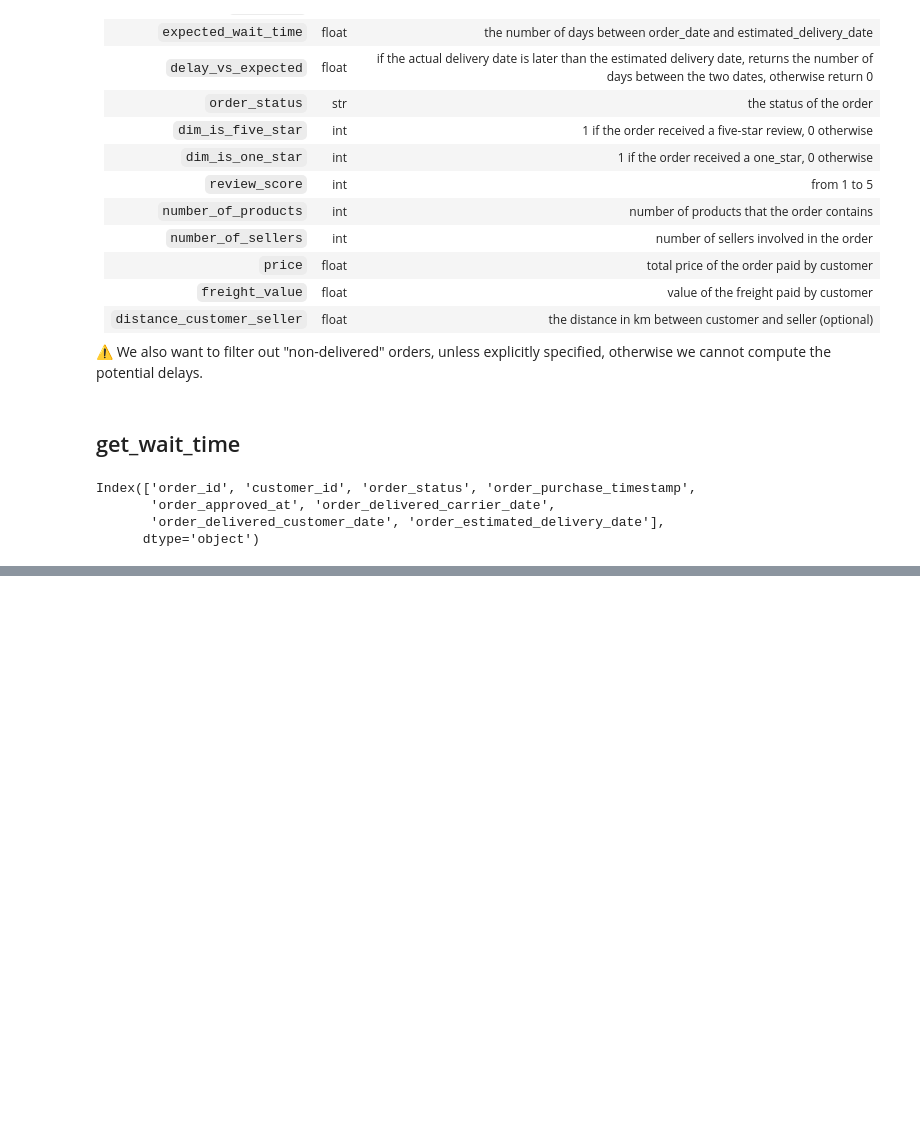
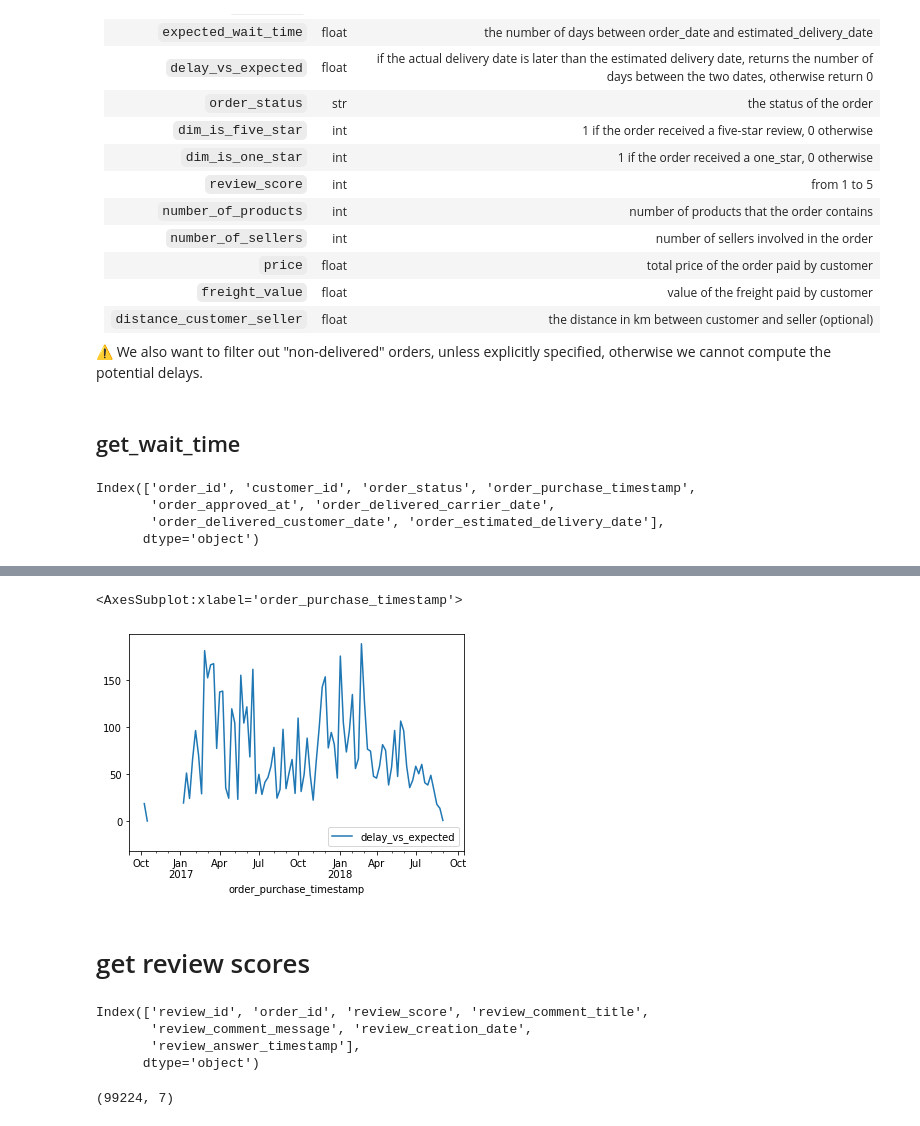
Before and after one commit to 1985shree/olist, a Jupyter notebook: notebooks/note4_reviews_and_sellers.ipynb, the cells around one changed output, grey strips where cells are left out. Cells and saved outputs as stored; diff of their text form; code cells hidden in the pictures; blank space fills up the shorter version.

Commit message:
review scores done

```diff
--- a/notebooks/note4_reviews_and_sellers.ipynb
+++ b/notebooks/note4_reviews_and_sellers.ipynb
@@ -72,0 +80,7 @@ order[['order_purchase_timestamp', 'delay_vs_expected']].set_index('order_purcha
+# %%
+order[['order_purchase_timestamp', 'delay_vs_expected']].set_index('order_purchase_timestamp').resample('W').max().plot()
+# %% [output]
+<AxesSubplot:xlabel='order_purchase_timestamp'>
+[figure, added]
+# %% [markdown]
+# get review scores
@@ -72,0 +89,11 @@ order[['order_purchase_timestamp', 'delay_vs_expected']].set_index('order_purcha
+# %%
+reviews.columns
+# %% [output]
+Index(['review_id', 'order_id', 'review_score', 'review_comment_title',
+       'review_comment_message', 'review_creation_date',
+       'review_answer_timestamp'],
+      dtype='object')
+# %%
+reviews.shape
+# %% [output]
+(99224, 7)
```
Also changed, not shown: parts of 13 cells of this notebook.
